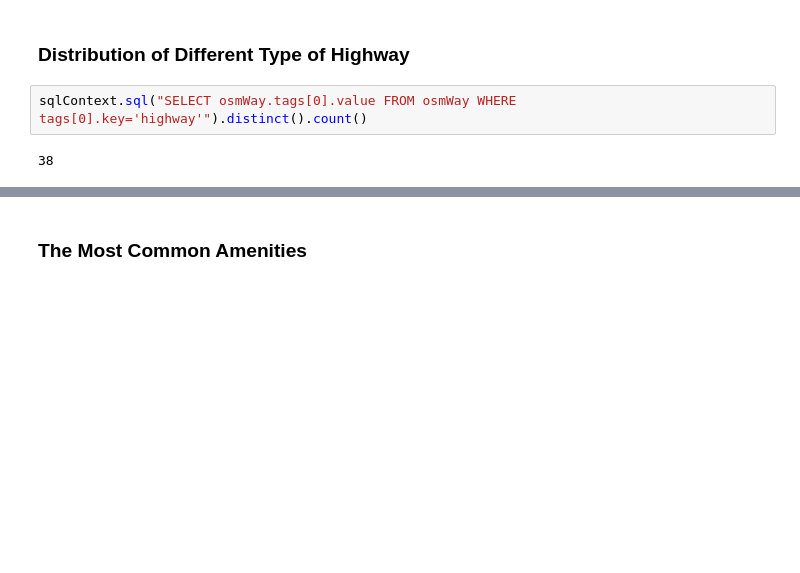
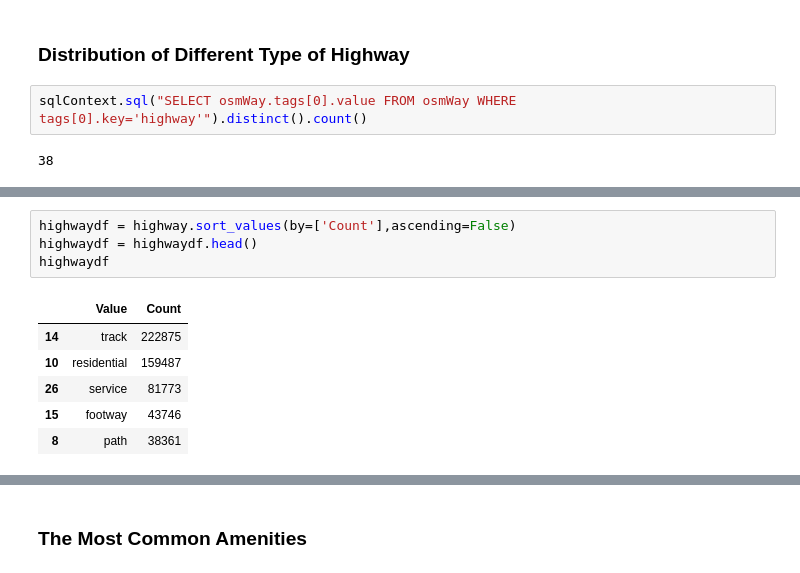
Before and after one commit to bulutenesemre/OsmAnalysis, a Jupyter notebook: notebooks/OsmAnalysis.ipynb, the cells around one changed output, grey strips where cells are left out. Cells and saved outputs as stored; diff of their text form; blank space fills up the shorter version.

```diff
--- a/notebooks/OsmAnalysis.ipynb
+++ b/notebooks/OsmAnalysis.ipynb
@@ -195,0 +206,11 @@ sqlContext.sql("SELECT osmWay.tags[0].value FROM osmWay WHERE tags[0].key='highw
+# %%
+highwaydf = highway.sort_values(by=['Count'],ascending=False)
+highwaydf = highwaydf.head()
+highwaydf
+# %% [output]
+|  | Value | Count |
+| 14 | track | 222875 |
+| 10 | residential | 159487 |
+| 26 | service | 81773 |
+| 15 | footway | 43746 |
+| 8 | path | 38361 |
```
Also changed, not shown: parts of 12 cells of this notebook, 3 other files.
